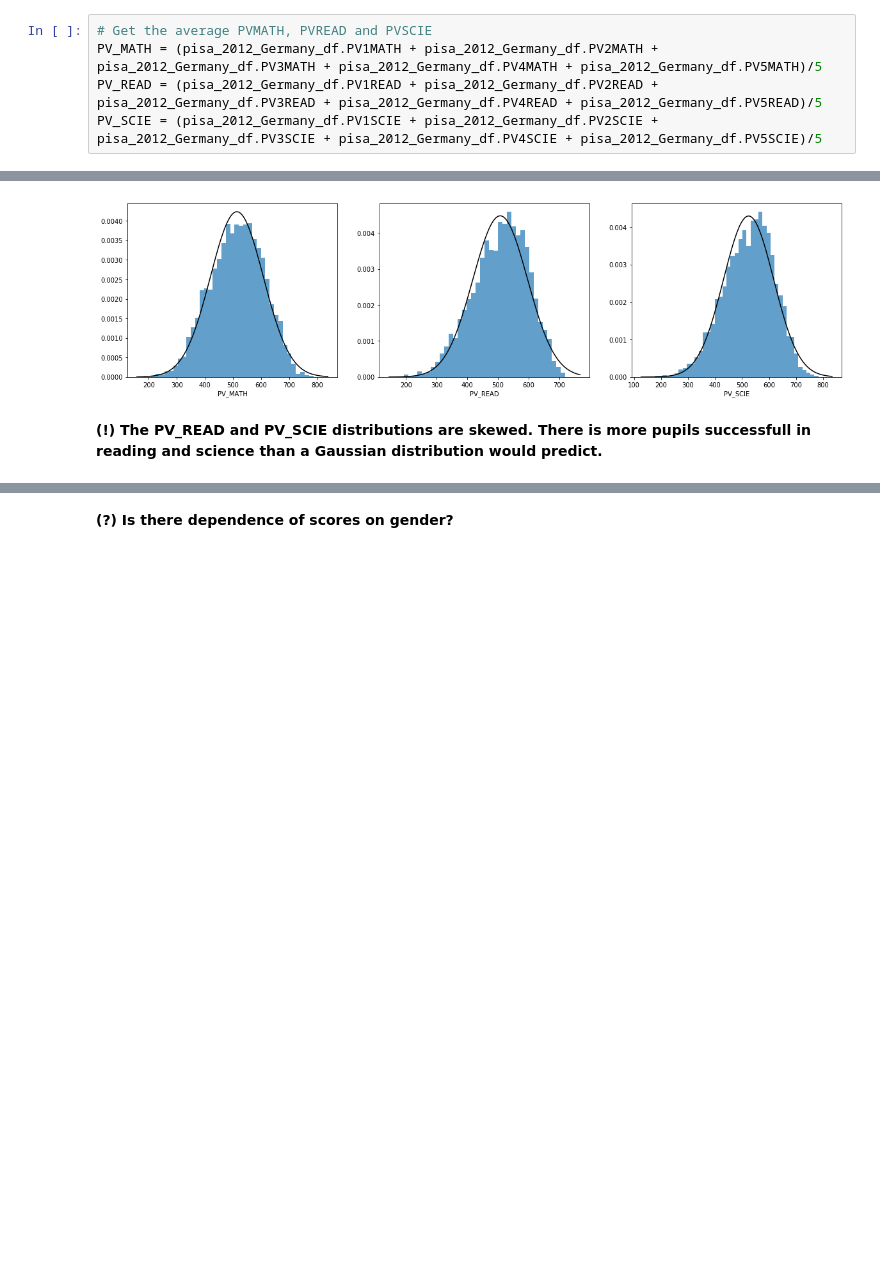
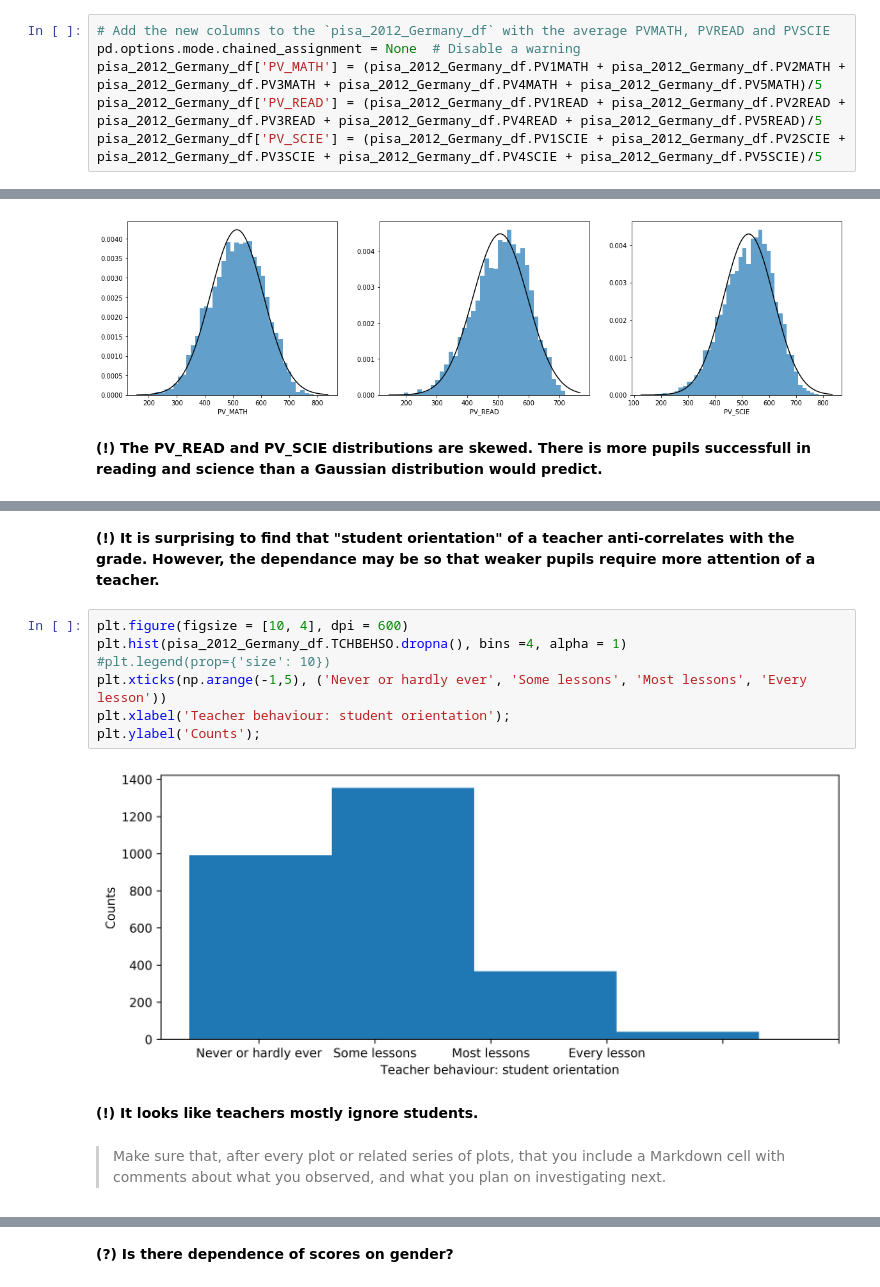
Before and after one commit to viktor-begun/Data_Analyst_Data_Visualization, a Jupyter notebook: Udacity_Project_6_Data_Visualization_Begun.ipynb, the cells around one changed output, grey strips where cells are left out. Drawn from its saved outputs; the diff is of its cells as text; blank space fills up the shorter version.

```diff
--- a/Udacity_Project_6_Data_Visualization_Begun.ipynb
+++ b/Udacity_Project_6_Data_Visualization_Begun.ipynb
@@ -275,10 +296,11 @@ five correlation coefficients should be computed and then averaged.
 # %% [markdown]
 **(!) The above is valid if one is interested in correlations. For mean values one can add the `plausible values`.**
 # %%
-# Get the average PVMATH, PVREAD and PVSCIE
-PV_MATH = (pisa_2012_Germany_df.PV1MATH + pisa_2012_Germany_df.PV2MATH + pisa_2012_Germany_df.PV3MATH + pisa_2012_Germany_df.PV4MATH + pisa_2012_Germany_df.PV5MATH)/5
-PV_READ = (pisa_2012_Germany_df.PV1READ + pisa_2012_Germany_df.PV2READ + pisa_2012_Germany_df.PV3READ + pisa_2012_Germany_df.PV4READ + pisa_2012_Germany_df.PV5READ)/5
-PV_SCIE = (pisa_2012_Germany_df.PV1SCIE + pisa_2012_Germany_df.PV2SCIE + pisa_2012_Germany_df.PV3SCIE + pisa_2012_Germany_df.PV4SCIE + pisa_2012_Germany_df.PV5SCIE)/5
+# Add the new columns to the `pisa_2012_Germany_df` with the average PVMATH, PVREAD and PVSCIE
+pd.options.mode.chained_assignment = None  # Disable a warning
+pisa_2012_Germany_df['PV_MATH'] = (pisa_2012_Germany_df.PV1MATH + pisa_2012_Germany_df.PV2MATH + pisa_2012_Germany_df.PV3MATH + pisa_2012_Germany_df.PV4MATH + pisa_2012_Germany_df.PV5MATH)/5
+pisa_2012_Germany_df['PV_READ'] = (pisa_2012_Germany_df.PV1READ + pisa_2012_Germany_df.PV2READ + pisa_2012_Germany_df.PV3READ + pisa_2012_Germany_df.PV4READ + pisa_2012_Germany_df.PV5READ)/5
+pisa_2012_Germany_df['PV_SCIE'] = (pisa_2012_Germany_df.PV1SCIE + pisa_2012_Germany_df.PV2SCIE + pisa_2012_Germany_df.PV3SCIE + pisa_2012_Germany_df.PV4SCIE + pisa_2012_Germany_df.PV5SCIE)/5
 # %%
 # Plot the PVMATH, PVREAD and PVSCIE distributions
 plt.figure(figsize=[20,5])
@@ -301,0 +457,17 @@ plt.xlabel('PV_SCIE');
+# %% [markdown]
+**(!) It is surprising to find that "student orientation" of a teacher anti-correlates with the grade. However, the dependance may be so that weaker pupils require more attention of a teacher.**
+# %%
+plt.figure(figsize = [10, 4], dpi = 600)
+plt.hist(pisa_2012_Germany_df.TCHBEHSO.dropna(), bins =4, alpha = 1)
+#plt.legend(prop={'size': 10})
+plt.xticks(np.arange(-1,5), ('Never or hardly ever', 'Some lessons', 'Most lessons', 'Every lesson'))
+plt.xlabel('Teacher behaviour: student orientation');
+plt.ylabel('Counts');
+# %% [output]
+[figure, added]
+# %% [markdown]
+**(!) It looks like teachers mostly ignore students.**
+# %% [markdown]
+> Make sure that, after every plot or related series of plots, that you
+include a Markdown cell with comments about what you observed, and what
+you plan on investigating next.
```
Also changed, not shown: parts of 65 cells of this notebook.
